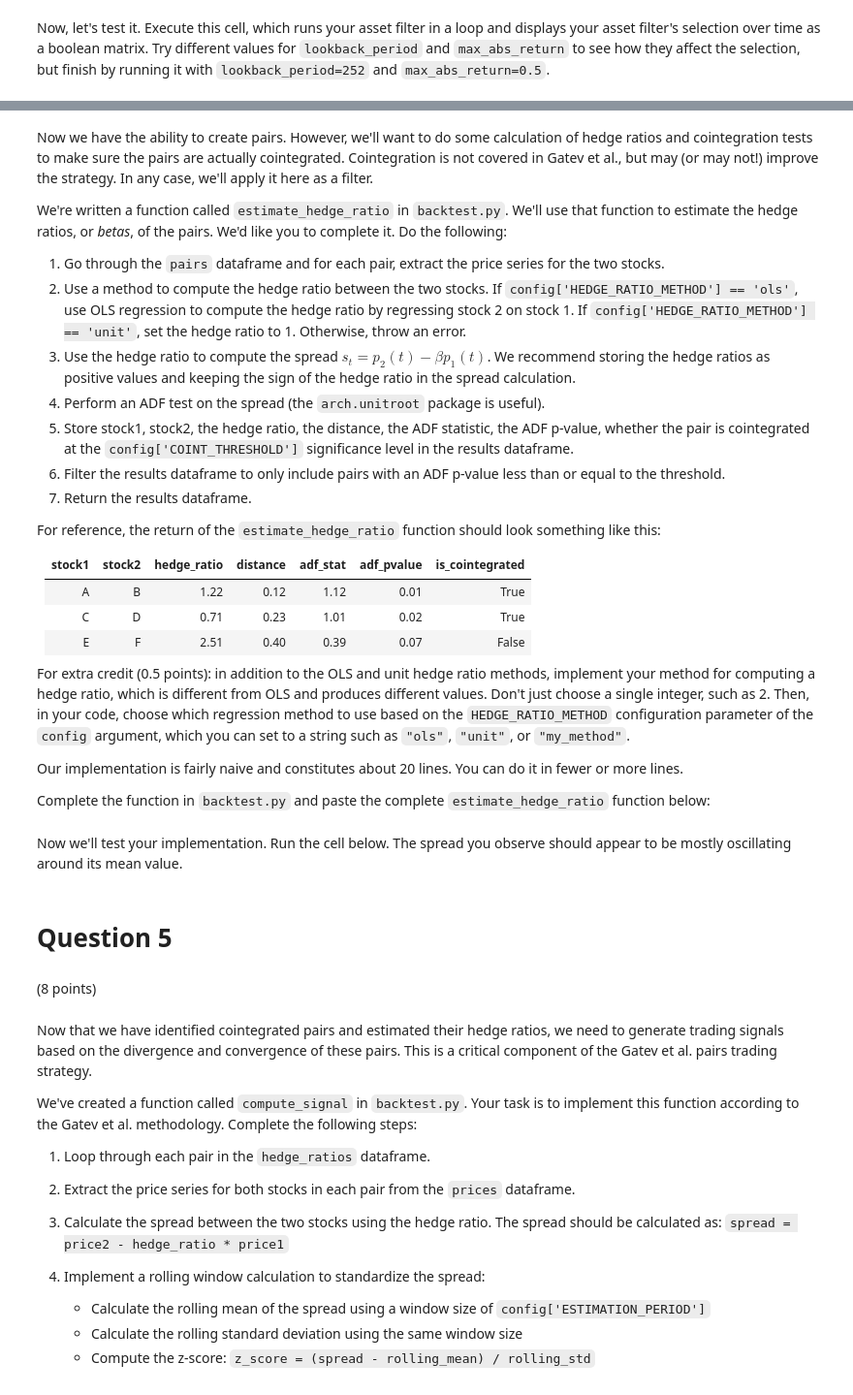
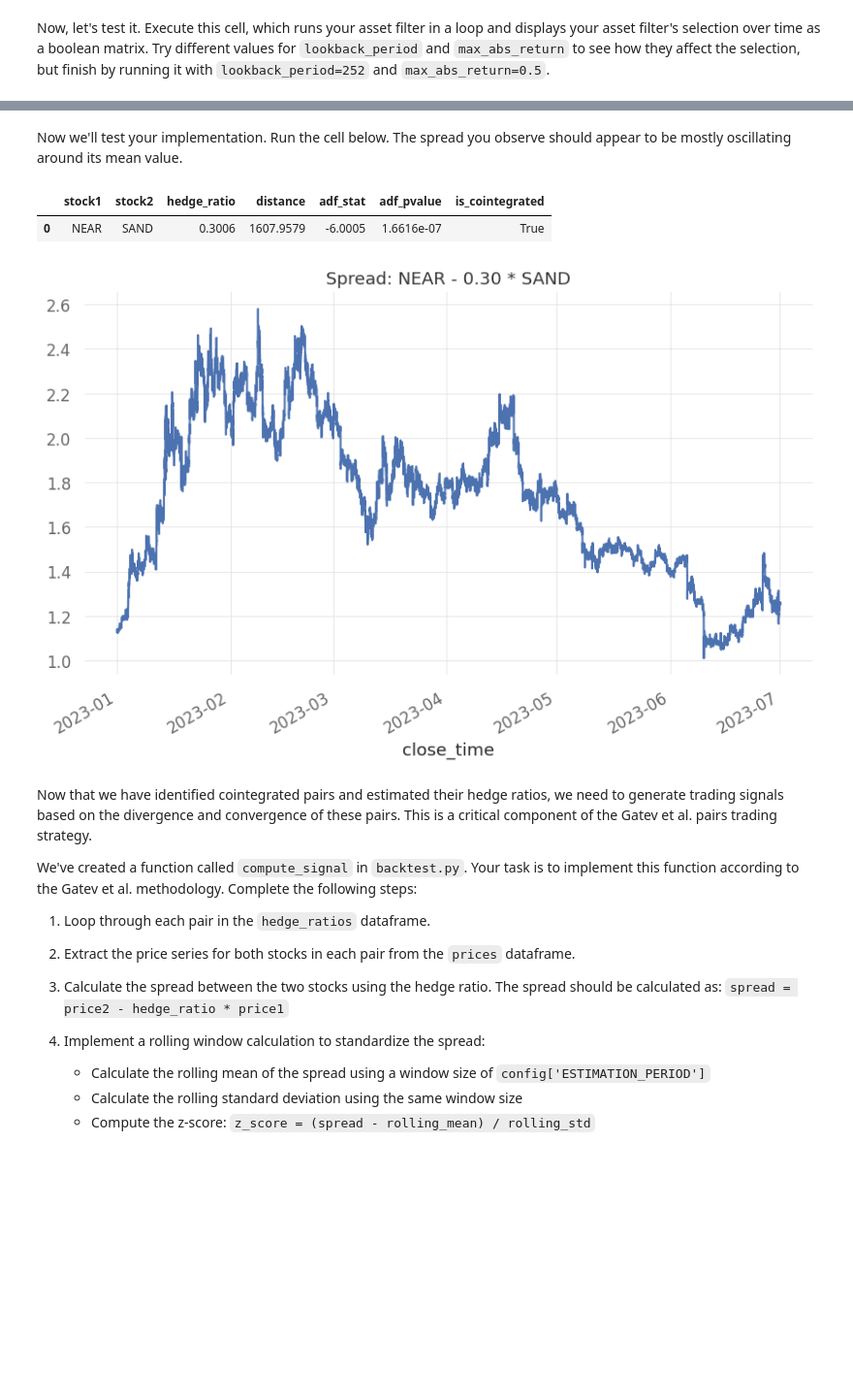
Before and after one commit to johannesfuest/crypto_statarb, a Jupyter notebook: MSE244_HW2_ethan.ipynb, the cells around one changed output, grey strips where cells are left out. Shown at 97% size. Cells and saved outputs as stored; diff of their text form; code cells hidden in the pictures; blank space fills up the shorter version.

```diff
--- a/MSE244_HW2_ethan.ipynb
+++ b/MSE244_HW2_ethan.ipynb
@@ -60,9 +89,9 @@ Prices head:
 [figure]
 # %%
 test_date = pd.to_datetime("2023-02-01 00:00:59.999000+00:00", utc=True)
-prices, returns, coins = select_asset_universe_crypto(
-    prices.copy(),
-    returns.copy(),
+selected_prices, selected_returns, coins = select_asset_universe_crypto(
+    prices_unselected.copy(),
+    returns_unselected.copy(),
     amihud,
     kyle,
     dollar_vol,
@@ -193,30 +210,3 @@ plt.show()
-# %% [markdown]
-Now we have the ability to create pairs. However, we'll want to do some calculation of hedge ratios and cointegration tests to make sure the pairs are actually cointegrated. Cointegration is not covered in Gatev et al., but may (or may not!) improve the strategy. In any case, we'll apply it here as a filter.
-
-We're written a function called `estimate_hedge_ratio` in `backtest.py`. We'll use that function to estimate the hedge ratios, or *betas*, of the pairs. We'd like you to complete it. Do the following:
-
-1. Go through the `pairs` dataframe and for each pair, extract the price series for the two stocks.
-2. Use a method to compute the hedge ratio between the two stocks. If `config['HEDGE_RATIO_METHOD'] == 'ols'`, use OLS regression to compute the hedge ratio by regressing stock 2 on stock 1. If `config['HEDGE_RATIO_METHOD'] == 'unit'`, set the hedge ratio to 1. Otherwise, throw an error.
-3. Use the hedge ratio to compute the spread $s_t = p_2(t) - \beta p_1(t)$. We recommend storing the hedge ratios as positive values and keeping the sign of the hedge ratio in the spread calculation.
-4. Perform an ADF test on the spread (the `arch.unitroot` package is useful).
-5. Store stock1, stock2, the hedge ratio, the distance, the ADF statistic, the ADF p-value, whether the pair is cointegrated at the `config['COINT_THRESHOLD']` significance level in the results dataframe.
-6. Filter the results dataframe to only include pairs with an ADF p-value less than or equal to the threshold.
-7. Return the results dataframe.
-
-For reference, the return of the `estimate_hedge_ratio` function should look something like this:
-
-| stock1 | stock2 | hedge_ratio | distance  | adf_stat | adf_pvalue | is_cointegrated |
-|--------|--------|-------------|-----------|----------|------------|-----------------|
-| A      | B      | 1.22        | 0.12      | 1.12     | 0.01       | True            |
-| C      | D      | 0.71        | 0.23      | 1.01     | 0.02       | True            |
-| E      | F      | 2.51        | 0.40      | 0.39     | 0.07       | False           |
-
-
-For extra credit (0.5 points): in addition to the OLS and unit hedge ratio methods, implement your method for computing a hedge ratio, which is different from OLS and produces different values. Don't just choose a single integer, such as 2. Then, in your code, choose which regression method to use based on the `HEDGE_RATIO_METHOD` configuration parameter of the `config` argument, which you can set to a string such as `"ols"`, `"unit"`, or `"my_method"`.
-
-Our implementation is fairly naive and constitutes about 20 lines. You can do it in fewer or more lines.
-
-Complete the function in `backtest.py` and paste the complete `estimate_hedge_ratio` function below:
 # %%
 def estimate_hedge_ratio(prices: pd.DataFrame, pairs: pd.DataFrame, config: dict) -> pd.DataFrame:
     """
@@ -280,35 +270,25 @@ def estimate_hedge_ratio(prices: pd.DataFrame, pairs: pd.DataFrame, config: dict
 # %% [markdown]
 Now we'll test your implementation. Run the cell below. The spread you observe should appear to be mostly oscillating around its mean value.
 # %%
-# Take the pairs you created above and prices and returns and
-# pass them to the `estimate_hedge_ratio` function.
-
-config = {
-    'DISTANCE_METRIC': 'ssd',
-    'HEDGE_RATIO_METHOD': 'unit',
-    'COINT_THRESHOLD': 0.05,
-}
-
-# Estimate hedge ratios
-hedge_ratios = estimate_hedge_ratio(filtered_prices, pairs, config)
+hedge_ratios = estimate_hedge_ratio(selected_prices, pairs, config)
 display(hedge_ratios)
 
 # Plot the first hedge ratio as a spread
 pair_idx = 0
 
 ticker1 = hedge_ratios['stock1'].iloc[pair_idx]
 ticker2 = hedge_ratios['stock2'].iloc[pair_idx]
 hr = hedge_ratios['hedge_ratio'].iloc[pair_idx]
-s1 = filtered_prices[ticker1]
-s2 = filtered_prices[ticker2]
+s1 = selected_prices[ticker1]
+s2 = selected_prices[ticker2]
 spread = s1 - hr * s2
 spread.plot()
 plt.title(f'Spread: {ticker1} - {hr:.2f} * {ticker2}')
 plt.show()
+# %% [output]
+|  | stock1 | stock2 | hedge_ratio | distance | adf_stat | adf_pvalue | is_cointegrated |
+| 0 | NEAR | SAND | 0.3006 | 1607.9579 | -6.0005 | 1.6616e-07 | True |
+[figure, added]
-# %% [markdown]
-# Question 5
-# %% [markdown]
-(8 points)
 # %% [markdown]
 Now that we have identified cointegrated pairs and estimated their hedge ratios, we need to generate trading signals based on the divergence and convergence of these pairs. This is a critical component of the Gatev et al. pairs trading strategy.
 
```
Also changed, not shown: parts of 12 cells of this notebook, 3 other files.
